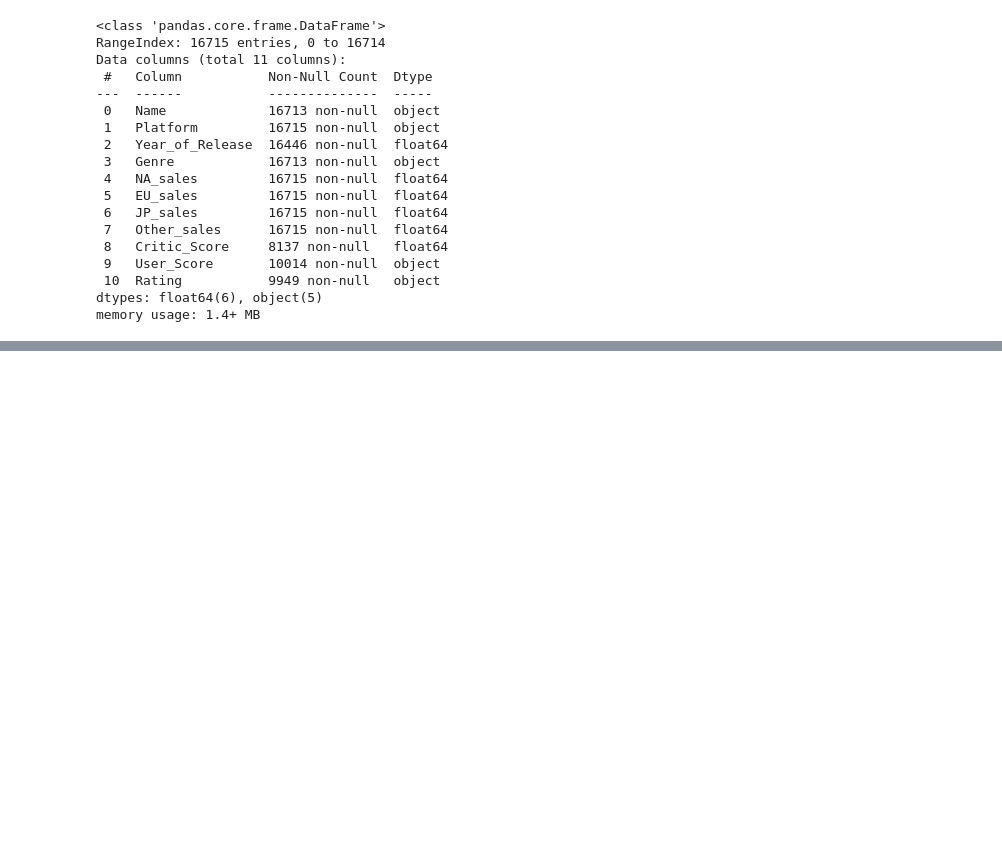
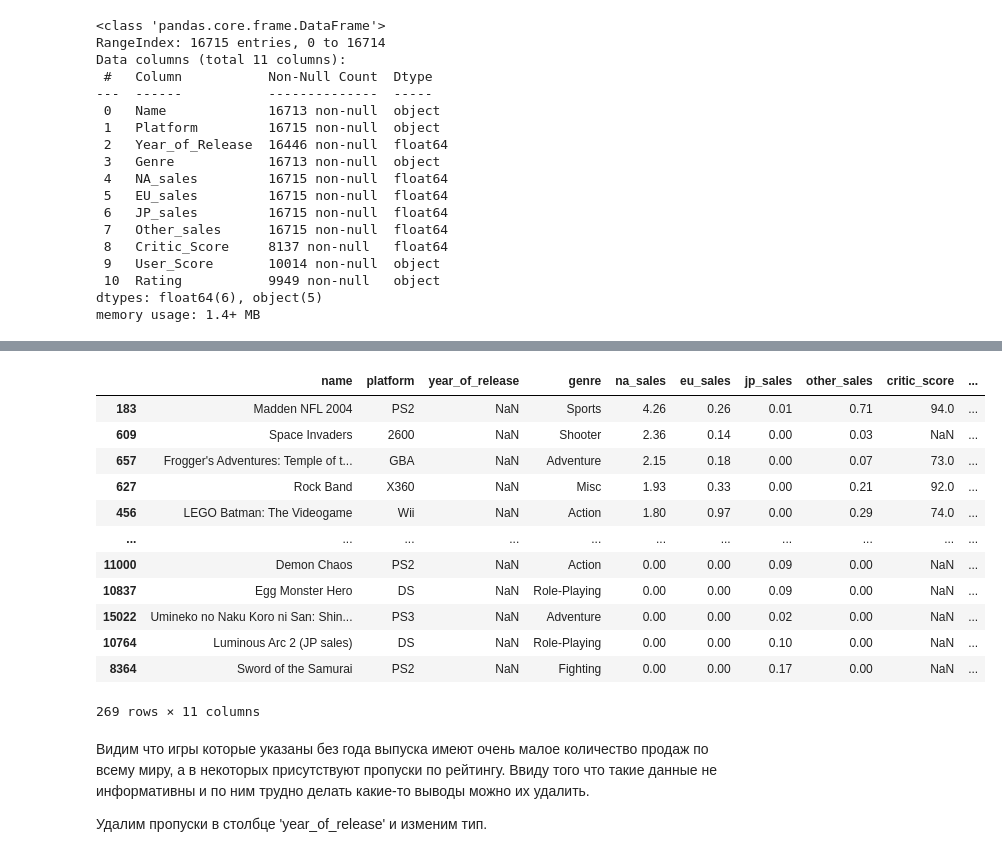
Before and after one commit to kozyreviva/Data_Science, a Jupyter notebook: Сборный_проект_1_.ipynb, the cells around one changed output, grey strips where cells are left out. Saved outputs shown, nothing was run; the diff lists cells and outputs as text; code cells hidden in the pictures; blank space fills up the shorter version.

```diff
--- a/Сборный_проект_1_.ipynb
+++ b/Сборный_проект_1_.ipynb
@@ -46,0 +104,21 @@ df.columns = df.columns.str.lower()
+# %%
+df.query('year_of_release.isna()',engine = "python").sort_values(by = "na_sales",ascending = False)          #срез по пропускам и применение сортировки
+# %% [output]
+|  | name | platform | year_of_release | genre | na_sales | eu_sales | jp_sales | other_sales | critic_score | ... |
+| 183 | Madden NFL 2004 | PS2 | NaN | Sports | 4.26 | 0.26 | 0.01 | 0.71 | 94.0 | ... |
+| 609 | Space Invaders | 2600 | NaN | Shooter | 2.36 | 0.14 | 0.00 | 0.03 | NaN | ... |
+| 657 | Frogger's Adventures: Temple of t... | GBA | NaN | Adventure | 2.15 | 0.18 | 0.00 | 0.07 | 73.0 | ... |
+| 627 | Rock Band | X360 | NaN | Misc | 1.93 | 0.33 | 0.00 | 0.21 | 92.0 | ... |
+| 456 | LEGO Batman: The Videogame | Wii | NaN | Action | 1.80 | 0.97 | 0.00 | 0.29 | 74.0 | ... |
+| ... | ... | ... | ... | ... | ... | ... | ... | ... | ... | ... |
+| 11000 | Demon Chaos | PS2 | NaN | Action | 0.00 | 0.00 | 0.09 | 0.00 | NaN | ... |
+| 10837 | Egg Monster Hero | DS | NaN | Role-Playing | 0.00 | 0.00 | 0.09 | 0.00 | NaN | ... |
+| 15022 | Umineko no Naku Koro ni San: Shin... | PS3 | NaN | Adventure | 0.00 | 0.00 | 0.02 | 0.00 | NaN | ... |
+| 10764 | Luminous Arc 2 (JP sales) | DS | NaN | Role-Playing | 0.00 | 0.00 | 0.10 | 0.00 | NaN | ... |
+| 8364 | Sword of the Samurai | PS2 | NaN | Fighting | 0.00 | 0.00 | 0.17 | 0.00 | NaN | ... |
+269 rows × 11 columns
+# %% [markdown]
+Видим что игры которые указаны без года выпуска имеют очень малое количество продаж по всему миру, а в некоторых присутствуют пропуски по рейтингу.
+Ввиду того что такие данные не информативны и по ним трудно делать какие-то выводы можно их удалить.
+
+Удалим пропуски в столбце 'year_of_release' и изменим тип.
```
Also changed, not shown: parts of 46 cells of this notebook.
